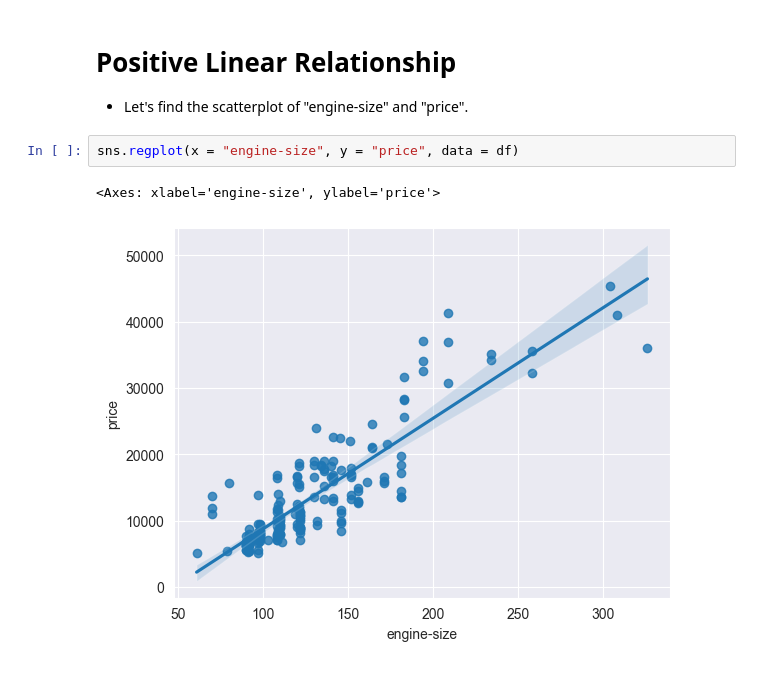
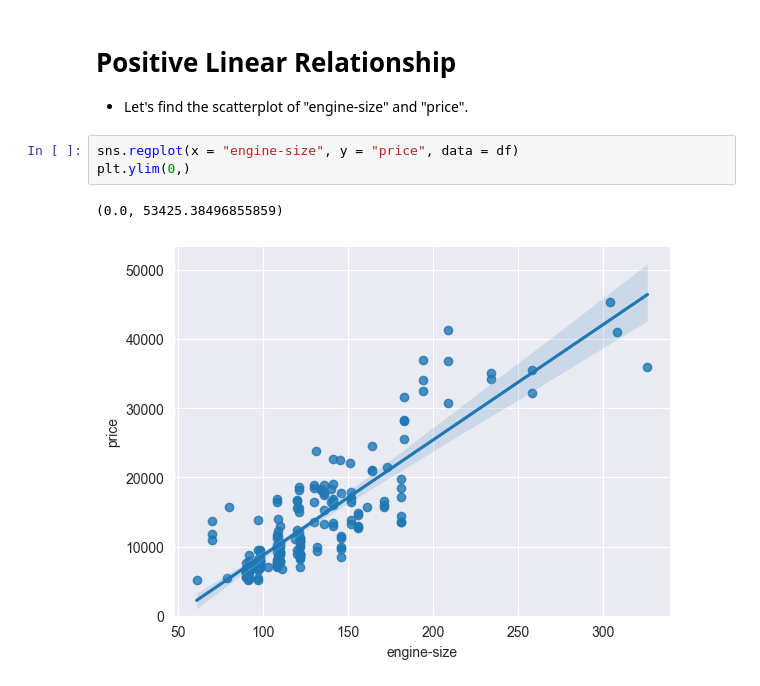
Before and after one commit to Hasan082/Data-Analysis, a Jupyter notebook: DataWrangling/Exploratory_Data_Analysis.ipynb, the cells around one changed output. Drawn from its saved outputs; the diff is of its cells as text.

```diff
--- a/DataWrangling/Exploratory_Data_Analysis.ipynb
+++ b/DataWrangling/Exploratory_Data_Analysis.ipynb
@@ -65,6 +65,7 @@ df[['bore','stroke','compression-ratio','horsepower']].corr().head(2)
 * Let's find the scatterplot of "engine-size" and "price".
 # %%
 sns.regplot(x = "engine-size", y = "price", data = df)
+plt.ylim(0,)
 # %% [output]
-<Axes: xlabel='engine-size', ylabel='price'>
+(0.0, 53425.38496855859)
-[figure, old version]
+[figure, new version]
```
Also changed, not shown: parts of 59 cells of this notebook.
